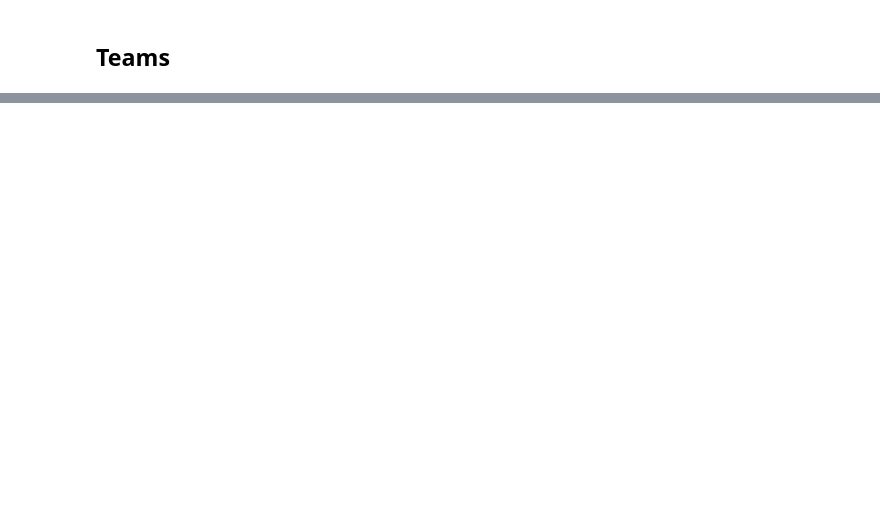
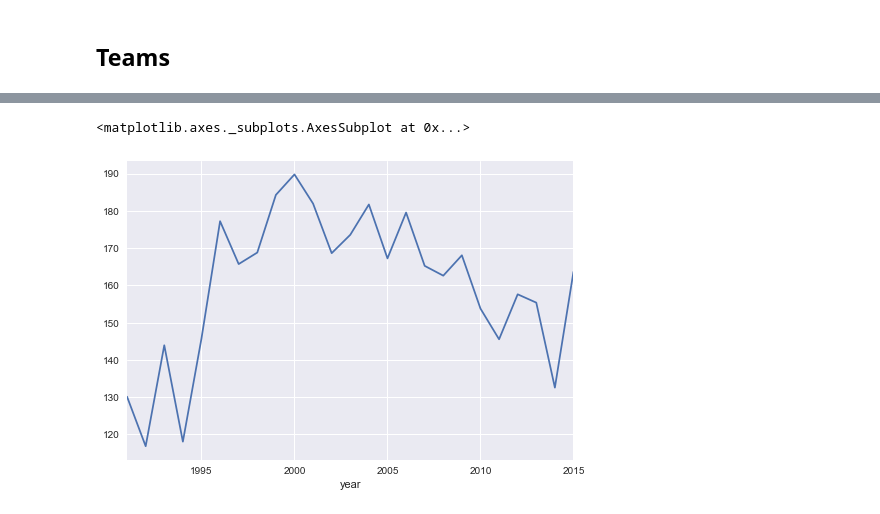
Before and after one commit to jnelson16/springboard-capstone, a Jupyter notebook: Exploring the History of Baseball.ipynb, the cells around one changed output, grey strips where cells are left out. Drawn from its saved outputs; the diff is of its cells as text; code cells hidden in the pictures; blank space fills up the shorter version.

```diff
--- a/Exploring the History of Baseball.ipynb
+++ b/Exploring the History of Baseball.ipynb
@@ -215,0 +239,6 @@ home = team.groupby('year')['ghome'].sum()
+# %%
+batting_app = batting.merge(appearances)
+batting_app = batting_app[batting_app.year > 1990]
+# %%
+hr_year = batting_app.groupby(['year', 'team_id'])['hr'].sum().unstack()
+hr_year
@@ -215,0 +265,5 @@ home = team.groupby('year')['ghome'].sum()
+# %%
+hr_year.transpose().mean().plot()
+# %% [output]
+<matplotlib.axes._subplots.AxesSubplot at 0x...>
+[figure, added]
```
Also changed, not shown: parts of 11 cells of this notebook.
